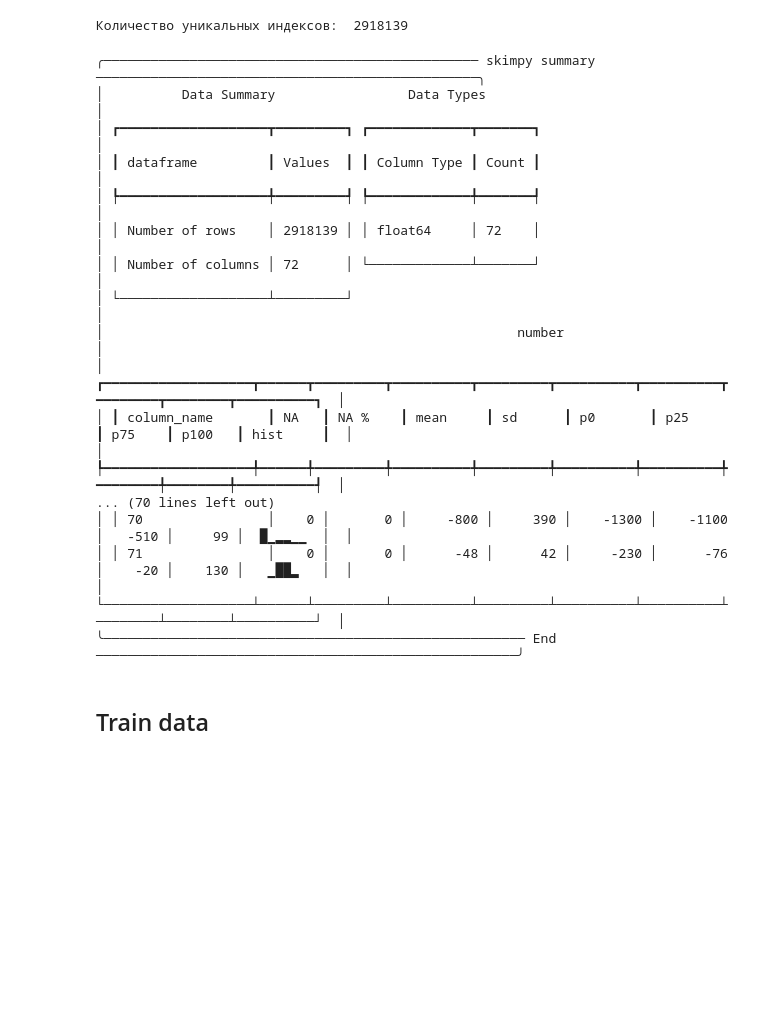
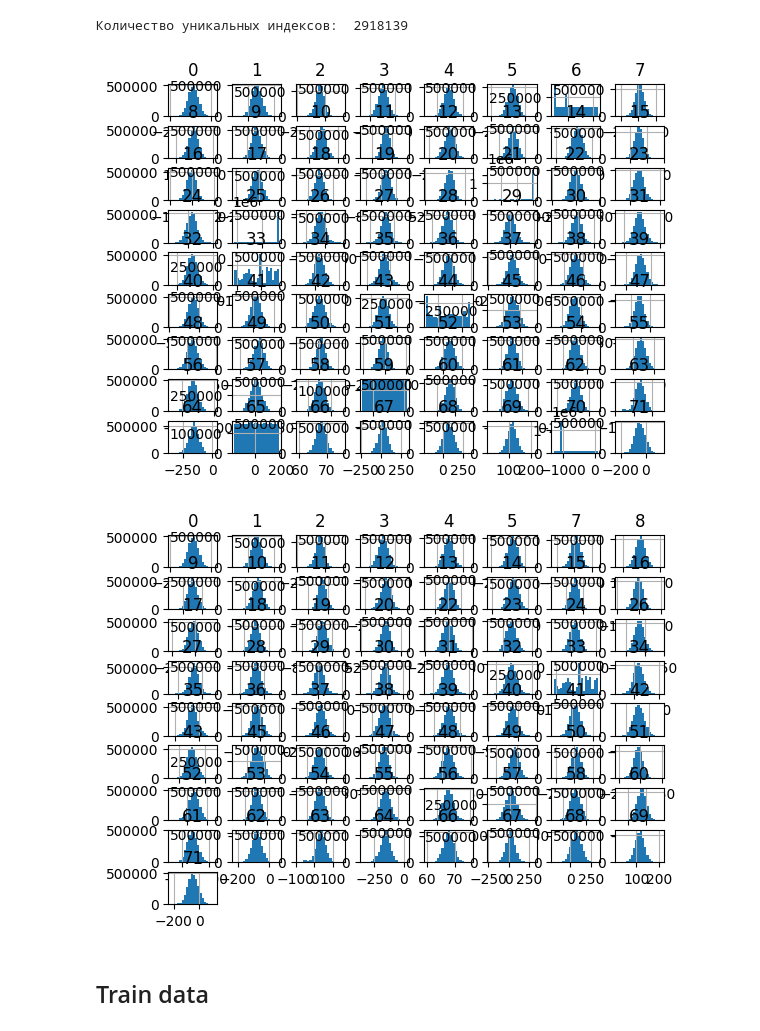
Before and after one commit to raphael12/Matching, a Jupyter notebook: Matching.ipynb, the cells around one changed output. Drawn from its saved outputs; the diff is of its cells as text; code cells hidden in the pictures; blank space fills up the shorter version.

```diff
--- a/Matching.ipynb
+++ b/Matching.ipynb
@@ -57,22 +58,9 @@ print("Количество уникальных индексов: ", len(df_bas
 # %% [output]
 Количество уникальных индексов:  2918139
 # %%
-skim(df_base)
+#skim(df_base)
-# %% [output]
-╭──────────────────────────────────────────────── skimpy summary ─────────────────────────────────────────────────╮
-│          Data Summary                 Data Types                                                                │
-│ ┏━━━━━━━━━━━━━━━━━━━┳━━━━━━━━━┓ ┏━━━━━━━━━━━━━┳━━━━━━━┓                                                         │
-│ ┃ dataframe         ┃ Values  ┃ ┃ Column Type ┃ Count ┃                                                         │
-│ ┡━━━━━━━━━━━━━━━━━━━╇━━━━━━━━━┩ ┡━━━━━━━━━━━━━╇━━━━━━━┩                                                         │
-│ │ Number of rows    │ 2918139 │ │ float64     │ 72    │                                                         │
-│ │ Number of columns │ 72      │ └─────────────┴───────┘                                                         │
-│ └───────────────────┴─────────┘                                                                                 │
-│                                                     number                                                      │
-│ ┏━━━━━━━━━━━━━━━━━━━┳━━━━━━┳━━━━━━━━━┳━━━━━━━━━━┳━━━━━━━━━┳━━━━━━━━━━┳━━━━━━━━━━┳━━━━━━━━┳━━━━━━━━┳━━━━━━━━━━┓  │
-│ ┃ column_name       ┃ NA   ┃ NA %    ┃ mean     ┃ sd      ┃ p0       ┃ p25      ┃ p75    ┃ p100   ┃ hist     ┃  │
-│ ┡━━━━━━━━━━━━━━━━━━━╇━━━━━━╇━━━━━━━━━╇━━━━━━━━━━╇━━━━━━━━━╇━━━━━━━━━━╇━━━━━━━━━━╇━━━━━━━━╇━━━━━━━━╇━━━━━━━━━━┩  │
-... (70 lines left out)
-│ │ 70                │    0 │       0 │     -800 │     390 │    -1300 │    -1100 │   -510 │     99 │  █▁▂▂▁▁  │  │
-│ │ 71                │    0 │       0 │      -48 │      42 │     -230 │      -76 │    -20 │    130 │   ▁██▂   │  │
-│ └───────────────────┴──────┴─────────┴──────────┴─────────┴──────────┴──────────┴────────┴────────┴──────────┘  │
-╰────────────────────────────────────────────────────── End ──────────────────────────────────────────────────────╯
+# %%
+df_base.hist(bins=20)
+print()
+# %% [output]
+[figure, added]
@@ -79,2 +71,7 @@ skim(df_base)
+# %%
+df_base.hist(bins=20)
+print()
+# %% [output]
+[figure, added]
 # %% [markdown]
 ## Train data
```
Also changed, not shown: parts of 70 cells of this notebook.
